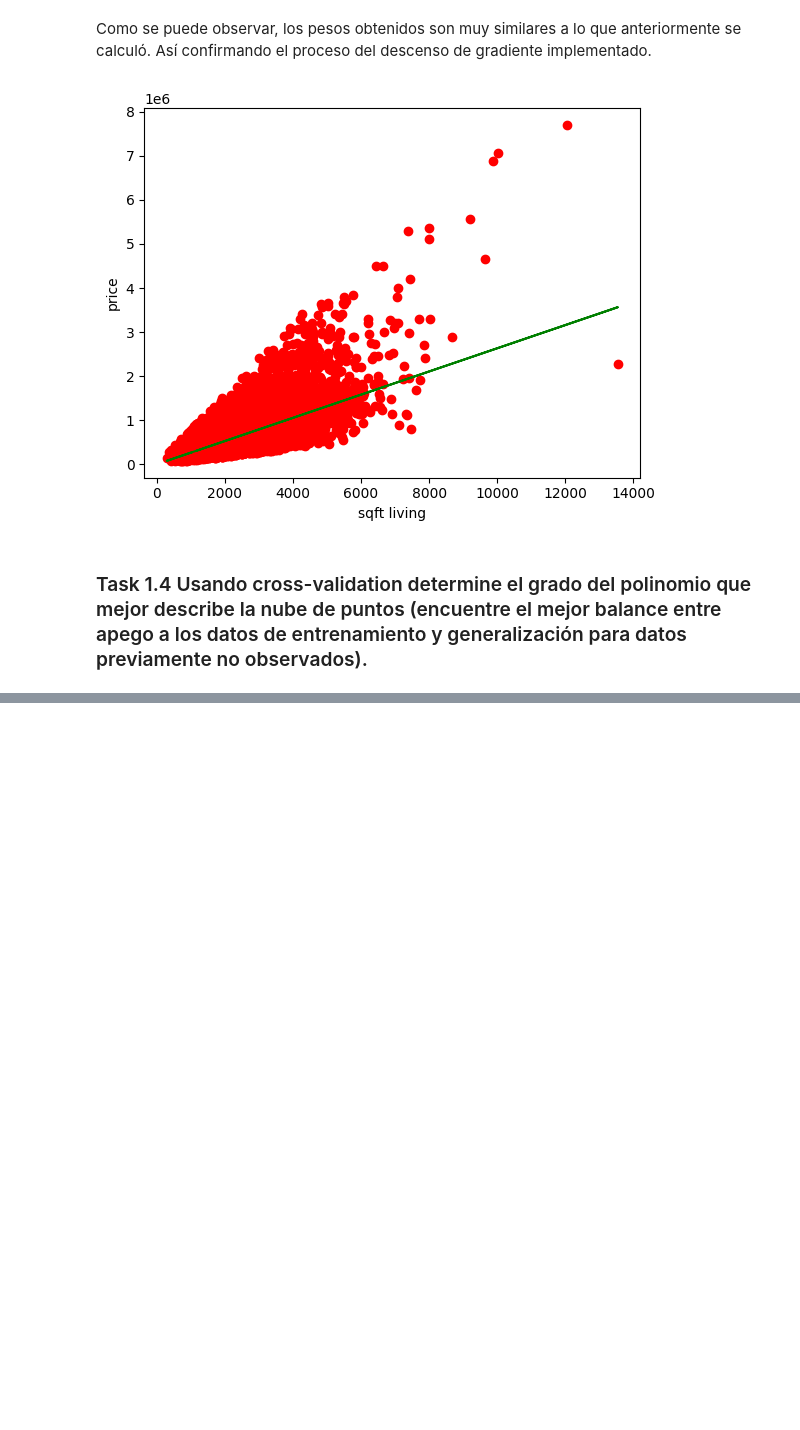
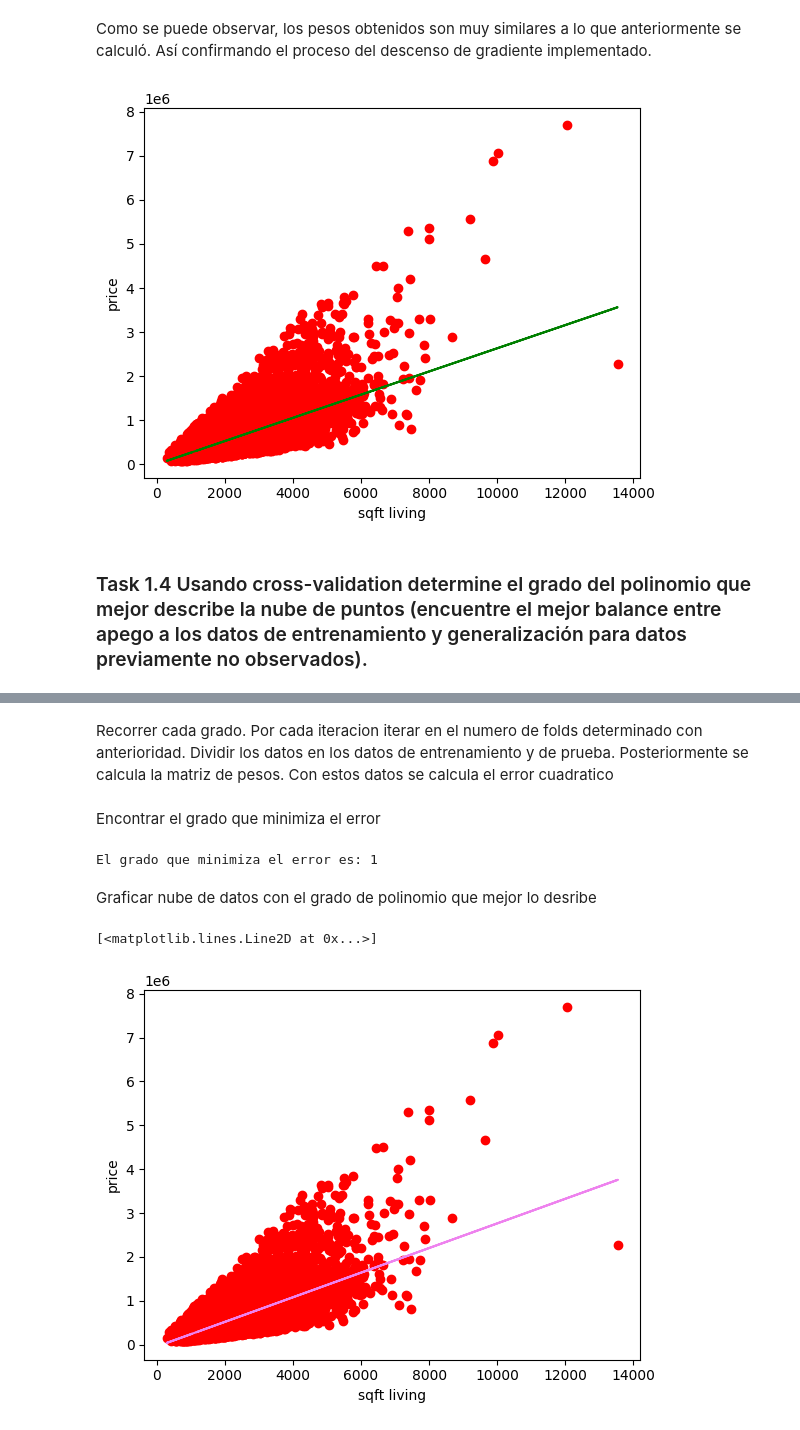
Before and after one commit to 20Candy/Lab4IA, a Jupyter notebook: main.ipynb, the cells around one changed output, grey strips where cells are left out. Cells and saved outputs as stored; diff of their text form; code cells hidden in the pictures; blank space fills up the shorter version.

```diff
--- a/main.ipynb
+++ b/main.ipynb
@@ -249,0 +138,55 @@ Error de prueba promedio:  nan
+# %%
+grados = [1, 2, 3, 4, 5, 6, 7, 8, 9, 10]
+
+folds = 5
+
+scores = []
+matrices = []
+# %% [markdown]
+Recorrer cada grado. Por cada iteracion iterar en el numero de folds determinado con anterioridad. Dividir los datos en los datos de entrenamiento y de prueba. Posteriormente se calcula la matriz de pesos. Con estos datos se calcula el error cuadratico
+# %%
+
+
+for grado in grados:
+
+    for i in range(folds):
+
+        # Dividir los datos en entrenamiento y prueba
+        X_train = np.array([[x[i] ** j for j in range(0, grado+1)] for i in range(N) if i % folds != i])
+        X_test = np.array([[x[i] ** j for j in range(0, grado+1)] for i in range(N) if i % folds == i])
+        Y_train = np.array([[y[i]] for i in range(N) if i % folds != i])
+        Y_test = np.array([[y[i]] for i in range(N) if i % folds == i])
+
+        # Matriz de pesos
+        w = np.linalg.inv(X_train.T.dot(X_train)).dot((X_train.T).dot(Y_train))
+        matrices.append(w)
+
+        # Calcular el error (Valor real vs. Valor predicho)
+        y_pred = X_test.dot(w)
+        error = y_pred - Y_test
+
+        # Calcular el error cuadrático medio
+        score = (1/N) * np.sum(error**2)
+
+        scores.append(score)
+# %% [markdown]
+Encontrar el grado que minimiza el error
+# %%
+min_score = min(scores)
+min_score_index = scores.index(min_score)
+min_score_grado = grados[min_score_index]
+
+print("El grado que minimiza el error es:", min_score_grado)
+# %% [output]
+El grado que minimiza el error es: 1
+# %% [markdown]
+Graficar nube de datos con el grado de polinomio que mejor lo desribe
+# %%
+
+plt.scatter(x, y, color="red")
+plt.xlabel("sqft living")
+plt.ylabel("price")
+plt.plot(x, X_matrix.dot(matrices[min_score_index]), color="violet")
+# %% [output]
+[<matplotlib.lines.Line2D at 0x...>]
+[figure, added]
```
Also changed, not shown: parts of 3 cells of this notebook.
